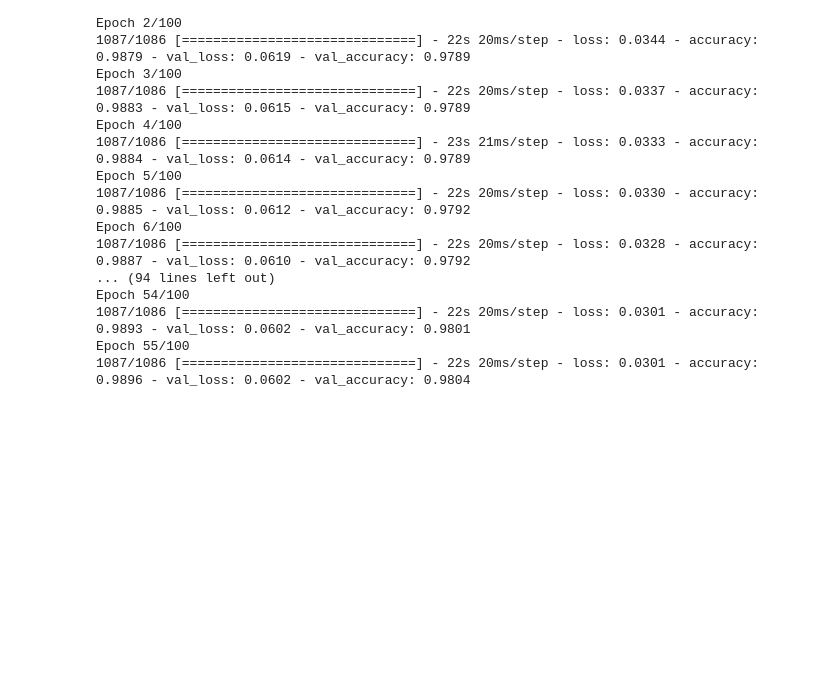
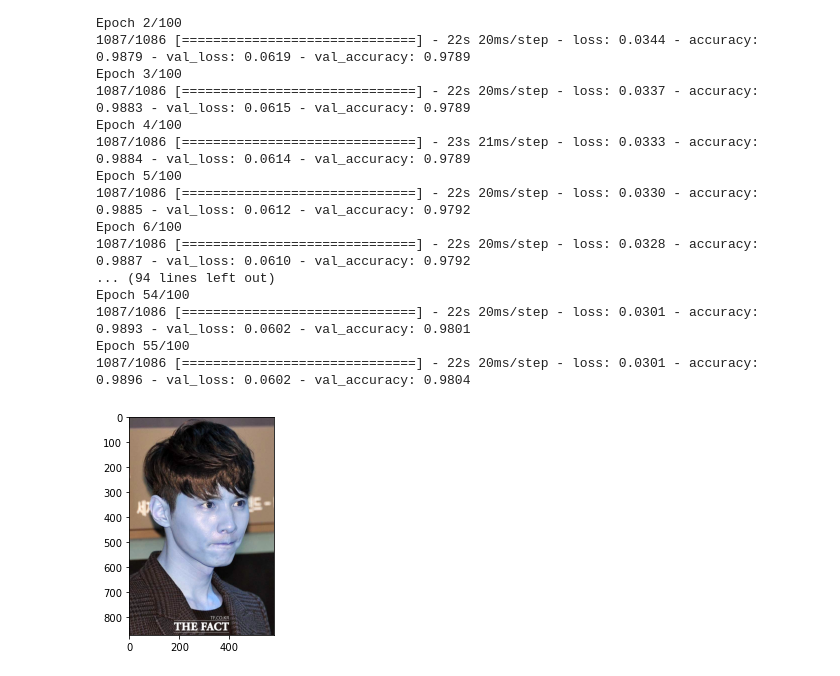
Before and after one commit to kssgit/Driver-Protection-Service, a Jupyter notebook: AI/eye_blink/eye_blink_vgg16.ipynb, the cells around one changed output. Cells and saved outputs as stored; diff of their text form; code cells hidden in the pictures; blank space fills up the shorter version.

```diff
--- a/AI/eye_blink/eye_blink_vgg16.ipynb
+++ b/AI/eye_blink/eye_blink_vgg16.ipynb
@@ -202,12 +202,17 @@ model = load_model('C:/Users/s_csmscox/jupyterSave/eye_blink/eye_blink_vgg16.h5'
 # %%
 import numpy as np
 import cv2
 from matplotlib import pyplot as plt
 
 face_cascade = cv2.CascadeClassifier('C:/Users/s_csmscox/anaconda3/Lib/site-packages/cv2/data/haarcascade_frontalface_default.xml')
 eye_cascade = cv2.CascadeClassifier('C:/Users/s_csmscox/anaconda3/Lib/site-packages/cv2/data/haarcascade_eye.xml')
-img = cv2.imread('./tenet.jpg')
+img = cv2.imread('./face2.jpg')
 gray = cv2.cvtColor(img, cv2.COLOR_BGR2GRAY)
+
+plt.imshow(img)
+plt.show()
+# %% [output]
+[figure, added]
 # %%
 faces = face_cascade.detectMultiScale(gray, 1.3, 5)
 for (x,y,w,h) in faces:
```
Also changed, not shown: parts of 2 cells of this notebook, 4 other files.
